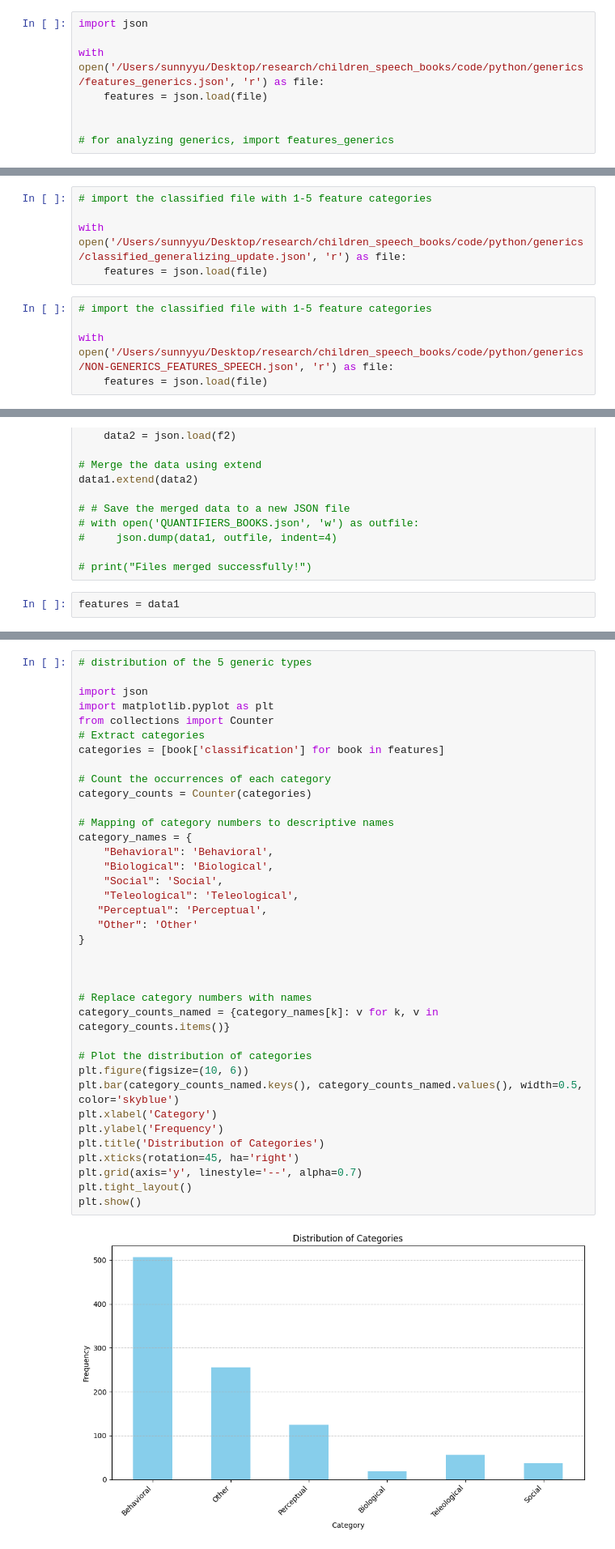
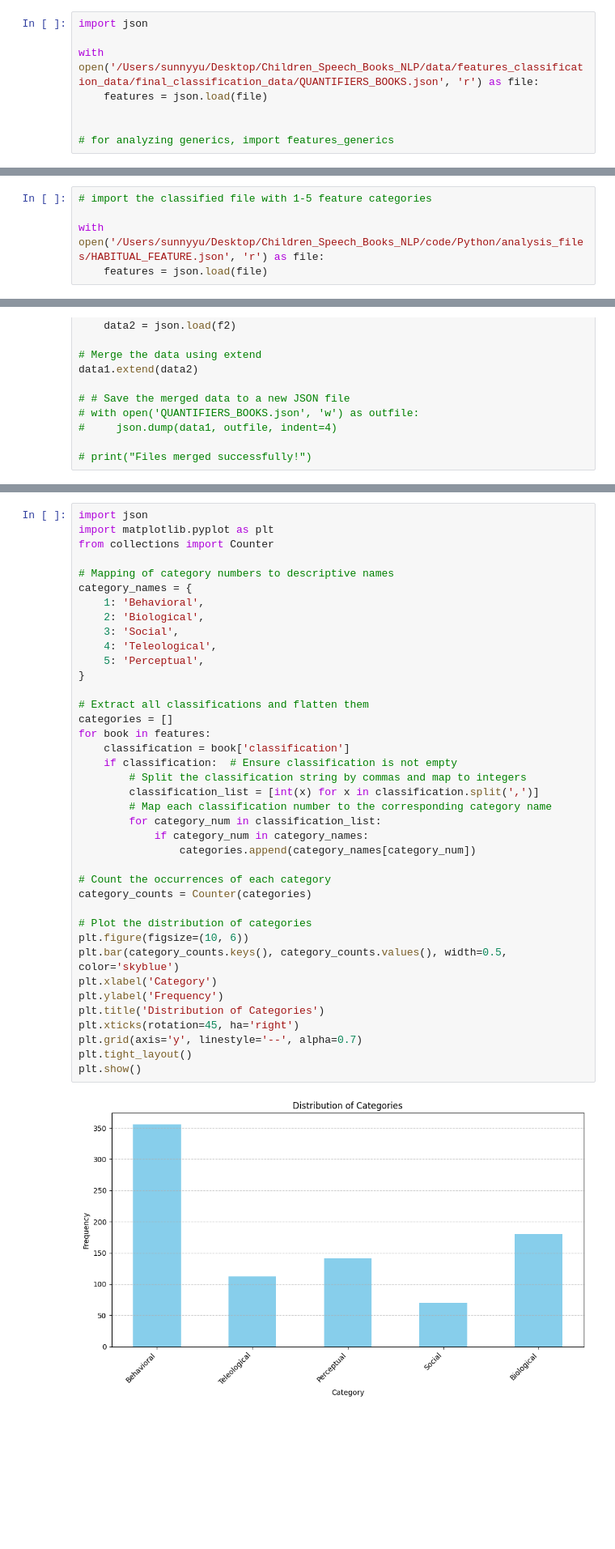
Before and after one commit to sunnyych/Children_Speech_Books, a Jupyter notebook: code/Python/analysis_files/features_analysis.ipynb, the cells around one changed output, grey strips where cells are left out. Shown at 81% size. Cells and saved outputs as stored; diff of their text form; blank space fills up the shorter version.

```diff
--- a/code/Python/analysis_files/features_analysis.ipynb
+++ b/code/Python/analysis_files/features_analysis.ipynb
@@ -6,7 +6,7 @@ with open('/Users/sunnyyu/Desktop/research/children_speech_books/code/python/gen
 # %%
 import json
 
-with open('/Users/sunnyyu/Desktop/research/children_speech_books/code/python/generics/features_generics.json', 'r') as file:
+with open('/Users/sunnyyu/Desktop/Children_Speech_Books_NLP/data/features_classification_data/final_classification_data/QUANTIFIERS_BOOKS.json', 'r') as file:
     features = json.load(file)
 
 
@@ -18,13 +18,8 @@ len(features)
 # %%
 # import the classified file with 1-5 feature categories
 
-with open('/Users/sunnyyu/Desktop/research/children_speech_books/code/python/generics/classified_generalizing_update.json', 'r') as file:
+with open('/Users/sunnyyu/Desktop/Children_Speech_Books_NLP/code/Python/analysis_files/HABITUAL_FEATURE.json', 'r') as file:
     features = json.load(file)
-# %%
-# import the classified file with 1-5 feature categories
-
-with open('/Users/sunnyyu/Desktop/research/children_speech_books/code/python/generics/NON-GENERICS_FEATURES_SPEECH.json', 'r') as file:
-    features = json.load(file)
 # %%
 # merge universal and existential quantifiers
 
@@ -46,5 +41,3 @@ data1.extend(data2)
 #     json.dump(data1, outfile, indent=4)
 
 # print("Files merged successfully!")
-# %%
-features = data1
@@ -99,42 +128,44 @@ len(combined_data)
 # %%
-# distribution of the 5 generic types
-
 import json
 import matplotlib.pyplot as plt
 from collections import Counter
-# Extract categories
-categories = [book['classification'] for book in features]
+
+# Mapping of category numbers to descriptive names
+category_names = {
+    1: 'Behavioral',
+    2: 'Biological',
+    3: 'Social',
+    4: 'Teleological',
+    5: 'Perceptual',
+}
+
+# Extract all classifications and flatten them
+categories = []
+for book in features:
+    classification = book['classification']
+    if classification:  # Ensure classification is not empty
+        # Split the classification string by commas and map to integers
+        classification_list = [int(x) for x in classification.split(',')]
+        # Map each classification number to the corresponding category name
+        for category_num in classification_list:
+            if category_num in category_names:
+                categories.append(category_names[category_num])
 
 # Count the occurrences of each category
 category_counts = Counter(categories)
 
-# Mapping of category numbers to descriptive names
-category_names = {
-    "Behavioral": 'Behavioral',
-    "Biological": 'Biological',
-    "Social": 'Social',
-    "Teleological": 'Teleological',
-   "Perceptual": 'Perceptual',
-   "Other": 'Other'
-}
-
-
-
-# Replace category numbers with names
-category_counts_named = {category_names[k]: v for k, v in category_counts.items()}
-
 # Plot the distribution of categories
 plt.figure(figsize=(10, 6))
-plt.bar(category_counts_named.keys(), category_counts_named.values(), width=0.5, color='skyblue')
+plt.bar(category_counts.keys(), category_counts.values(), width=0.5, color='skyblue')
 plt.xlabel('Category')
 plt.ylabel('Frequency')
 plt.title('Distribution of Categories')
 plt.xticks(rotation=45, ha='right')
 plt.grid(axis='y', linestyle='--', alpha=0.7)
 plt.tight_layout()
 plt.show()
 # %% [output]
-[figure, old version]
+[figure, new version]
 # %%
 # analyze for each kind, the distribution of generic type
 
```
Also changed, not shown: parts of 15 cells of this notebook, 42 other files.
